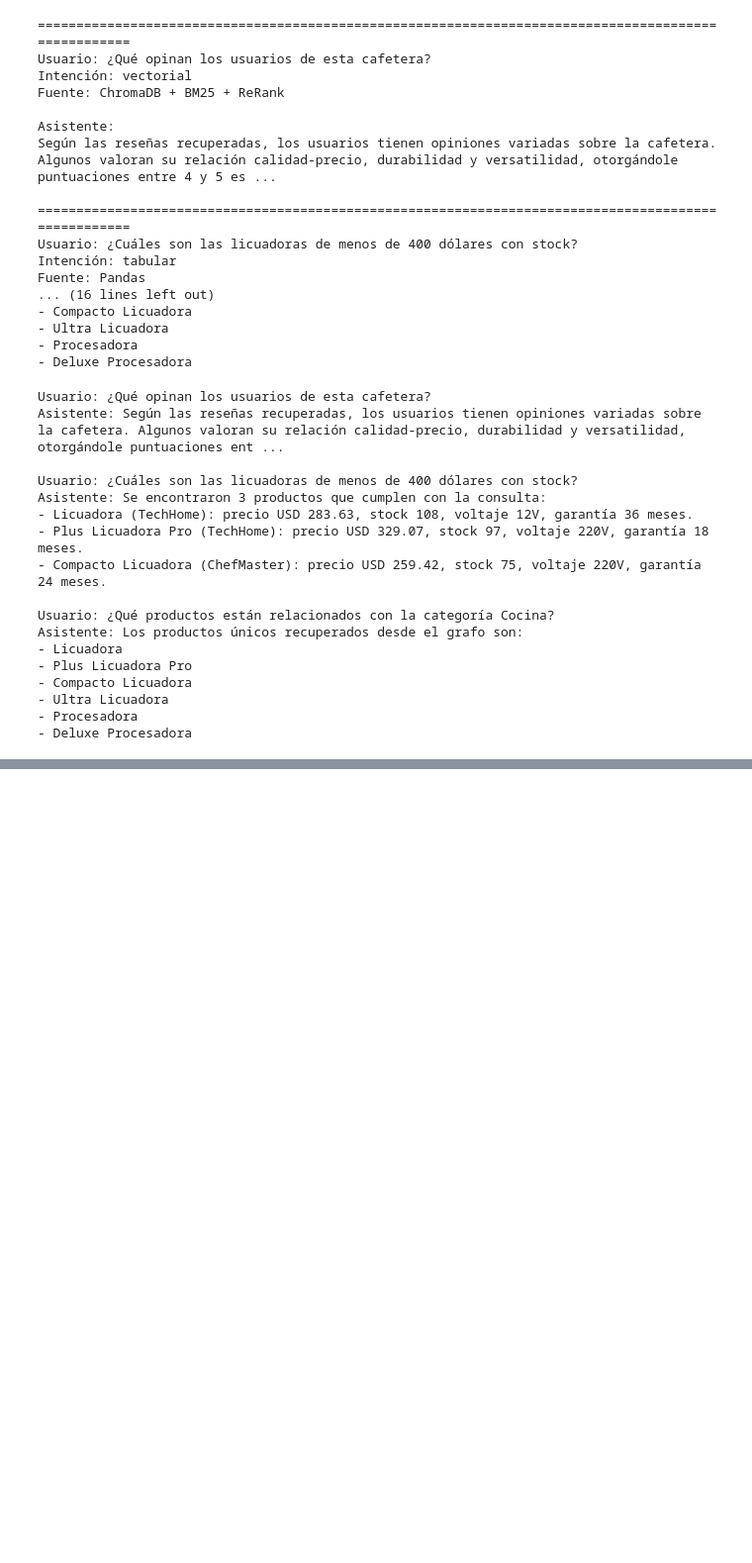
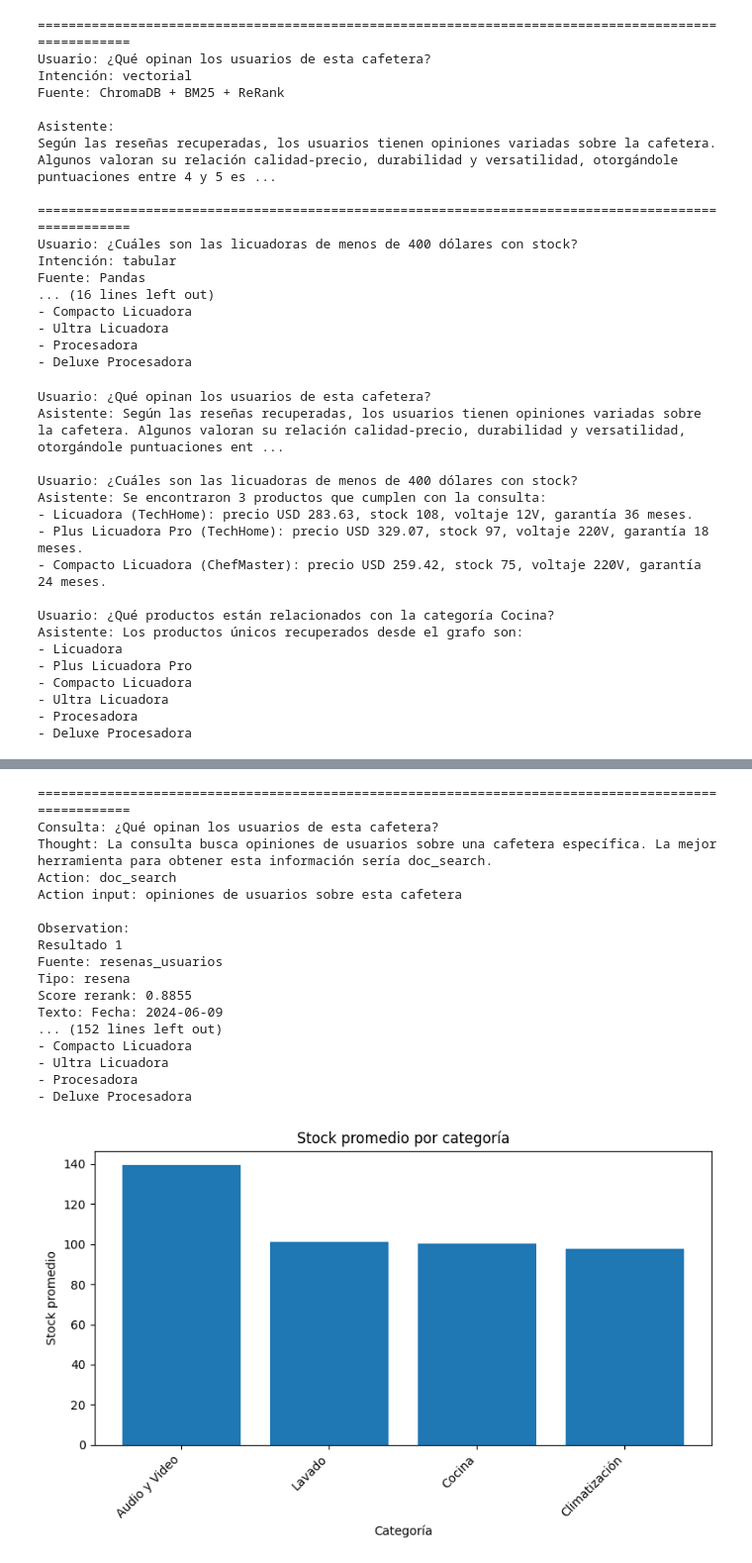
Before and after one commit to ZahirJacob/TP_Final_NLP_ZahirJacob, a Jupyter notebook: TP_NLP_ZAHIR_JACOB.ipynb, the cells around one changed output, grey strips where cells are left out. Shown at 99% size. Saved outputs shown, nothing was run; the diff lists cells and outputs as text; code cells hidden in the pictures; blank space fills up the shorter version.

Commit message:
Agrego agente ReAct con herramientas

```diff
--- a/TP_NLP_ZAHIR_JACOB.ipynb
+++ b/TP_NLP_ZAHIR_JACOB.ipynb
@@ -2041,0 +2434,64 @@ Asistente: Los productos únicos recuperados desde el grafo son:
+# %%
+def agente_react(consulta_usuario):
+    # Ejecuta el flujo completo del agente ReAct:
+    # 1. Thought: el modelo decide qué herramienta usar
+    # 2. Action: se ejecuta la herramienta elegida
+    # 3. Observation: se obtiene el resultado de la herramienta
+    # 4. Final Answer: el modelo redacta la respuesta final
+
+    accion = elegir_accion_react(consulta_usuario)
+    observacion = ejecutar_herramienta_react(accion)
+    respuesta_final = generar_respuesta_agente(
+        consulta_usuario,
+        accion,
+        observacion
+    )
+
+    return {
+        "consulta": consulta_usuario,
+        "thought": accion.get("thought"),
+        "action": accion.get("action"),
+        "action_input": accion.get("action_input"),
+        "observation": observacion,
+        "final_answer": respuesta_final
+    }
+# %%
+pruebas_agente = [
+    "¿Qué opinan los usuarios de esta cafetera?",
+    "licuadoras de menos de 400 dólares con stock",
+    "productos relacionados con la categoría Cocina",
+    "stock promedio por categoría"
+]
+
+for consulta in pruebas_agente:
+    salida_agente = agente_react(consulta)
+
+    print("=" * 100)
+    print("Consulta:", salida_agente["consulta"])
+    print("Thought:", salida_agente["thought"])
+    print("Action:", salida_agente["action"])
+    print("Action input:", salida_agente["action_input"])
+    print("\nObservation:")
+    print(salida_agente["observation"])
+    print("\nFinal answer:")
+    print(salida_agente["final_answer"])
+    print()
+# %% [output]
+====================================================================================================
+Consulta: ¿Qué opinan los usuarios de esta cafetera?
+Thought: La consulta busca opiniones de usuarios sobre una cafetera específica. La mejor herramienta para obtener esta información sería doc_search.
+Action: doc_search
+Action input: opiniones de usuarios sobre esta cafetera
+
+Observation:
+Resultado 1
+Fuente: resenas_usuarios
+Tipo: resena
+Score rerank: 0.8855
+Texto: Fecha: 2024-06-09
+... (152 lines left out)
+- Compacto Licuadora
+- Ultra Licuadora
+- Procesadora
+- Deluxe Procesadora
+[figure, added]
```
Also changed, not shown: parts of 19 cells of this notebook.
